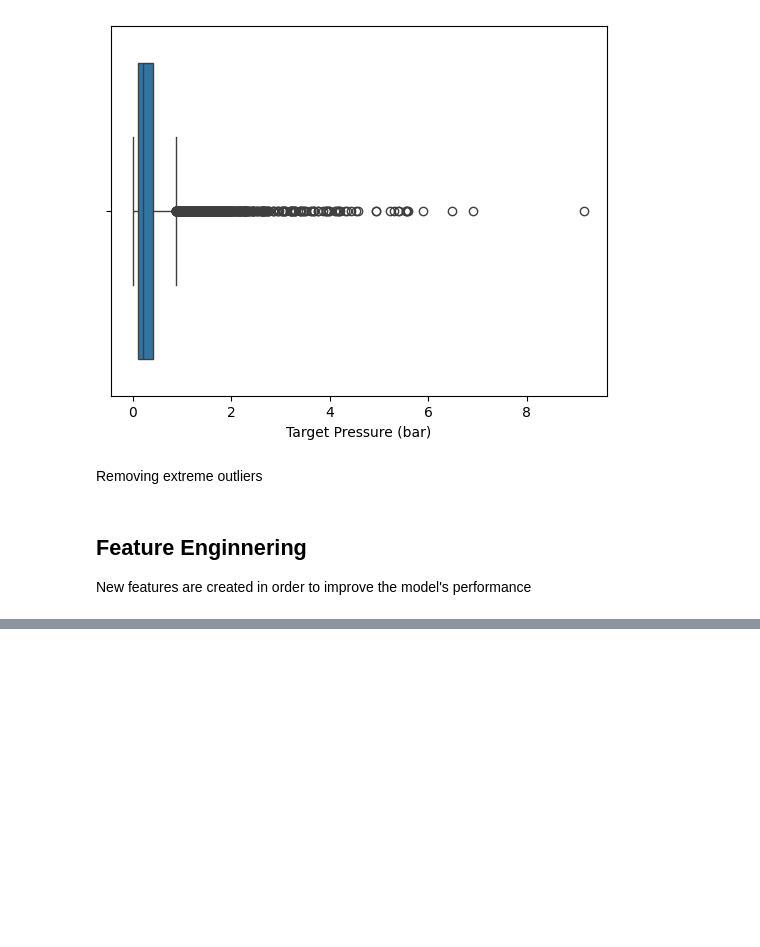
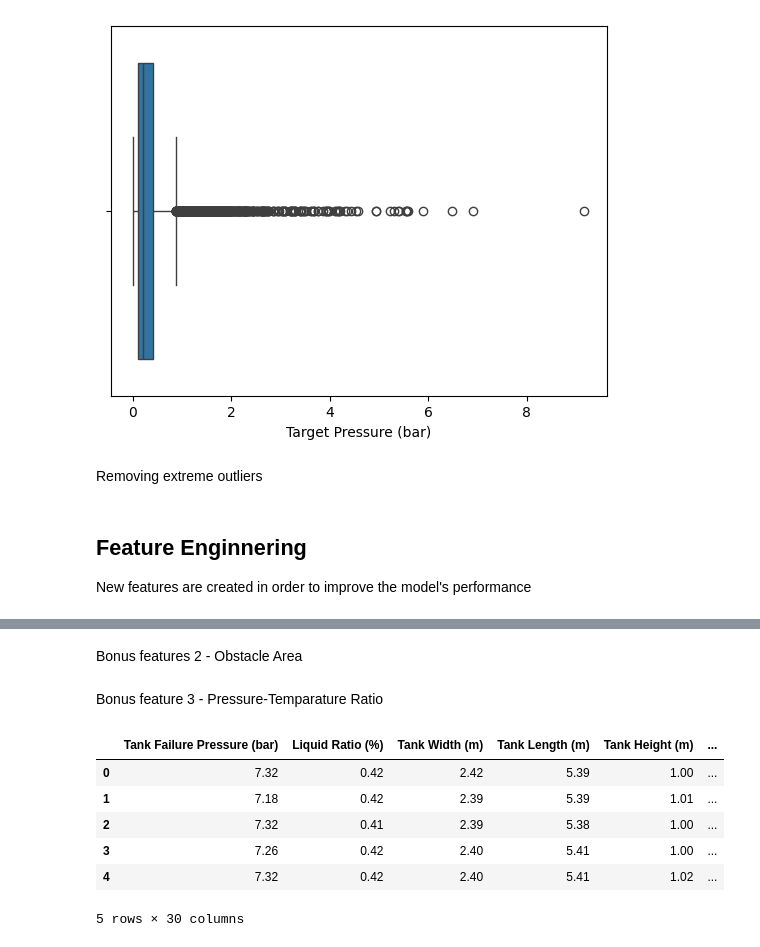
Before and after one commit to sarrinah123/ML, a Jupyter notebook: main.ipynb, the cells around one changed output, grey strips where cells are left out. Saved outputs shown, nothing was run; the diff lists cells and outputs as text; code cells hidden in the pictures; blank space fills up the shorter version.

```diff
--- a/main.ipynb
+++ b/main.ipynb
@@ -193,0 +212,3 @@ test["tank_ratio"] = test["Tank Width (m)"] / test["Tank Length (m)"]
+# %%
+train["temp_diff"] = train["Vapour Temperature (K)"] - train["Liquid Temperature (K)"]
+test["temp_diff"] = test["Vapour Temperature (K)"] - test["Liquid Temperature (K)"]
@@ -193,0 +217,46 @@ test["tank_ratio"] = test["Tank Width (m)"] / test["Tank Length (m)"]
+# %%
+train["sensor_distance"] = np.sqrt(
+    train["Sensor Position x"]**2 +
+    train["Sensor Position y"]**2 +
+    train["Sensor Position z"]**2
+)
+
+test["sensor_distance"] = np.sqrt (
+    test["Sensor Position x"]**2 +
+    test["Sensor Position y"]**2 +
+    test["Sensor Position z"]**2
+)
+# %% [markdown]
+Bonus features 2 - Obstacle Area
+# %%
+train["obstacle_area"] = (
+    train["Obstacle Width (m)"] *
+    train["Obstacle Height (m)"]
+)
+
+test["obstacle_area"] = (
+    test["Obstacle Width (m)"] *
+    test["Obstacle Height (m)"]
+)
+# %% [markdown]
+Bonus feature 3 - Pressure-Temparature Ratio
+# %%
+train["pressure_temp_ratio"] = (
+    train["Tank Failure Pressure (bar)"] /
+    train["Vapour Temperature (K)"]
+)
+
+test["pressure_temp_ratio"] = (
+    test["Tank Failure Pressure (bar)"] /
+    test["Vapour Temperature (K)"]
+)
+# %%
+train.head()
+# %% [output]
+|  | Tank Failure Pressure (bar) | Liquid Ratio (%) | Tank Width (m) | Tank Length (m) | Tank Height (m) | ... |
+| 0 | 7.32 | 0.42 | 2.42 | 5.39 | 1.00 | ... |
+| 1 | 7.18 | 0.42 | 2.39 | 5.39 | 1.01 | ... |
+| 2 | 7.32 | 0.41 | 2.39 | 5.38 | 1.00 | ... |
+| 3 | 7.26 | 0.42 | 2.40 | 5.41 | 1.00 | ... |
+| 4 | 7.32 | 0.42 | 2.40 | 5.41 | 1.02 | ... |
+5 rows × 30 columns
```
Also changed, not shown: parts of 53 cells of this notebook.
